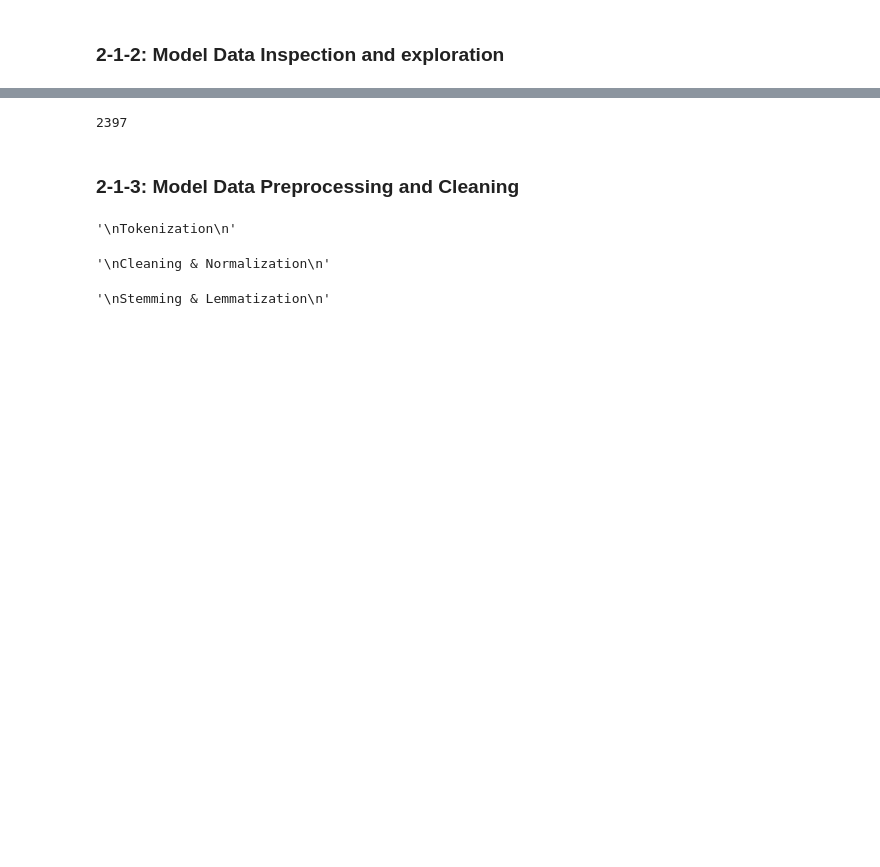
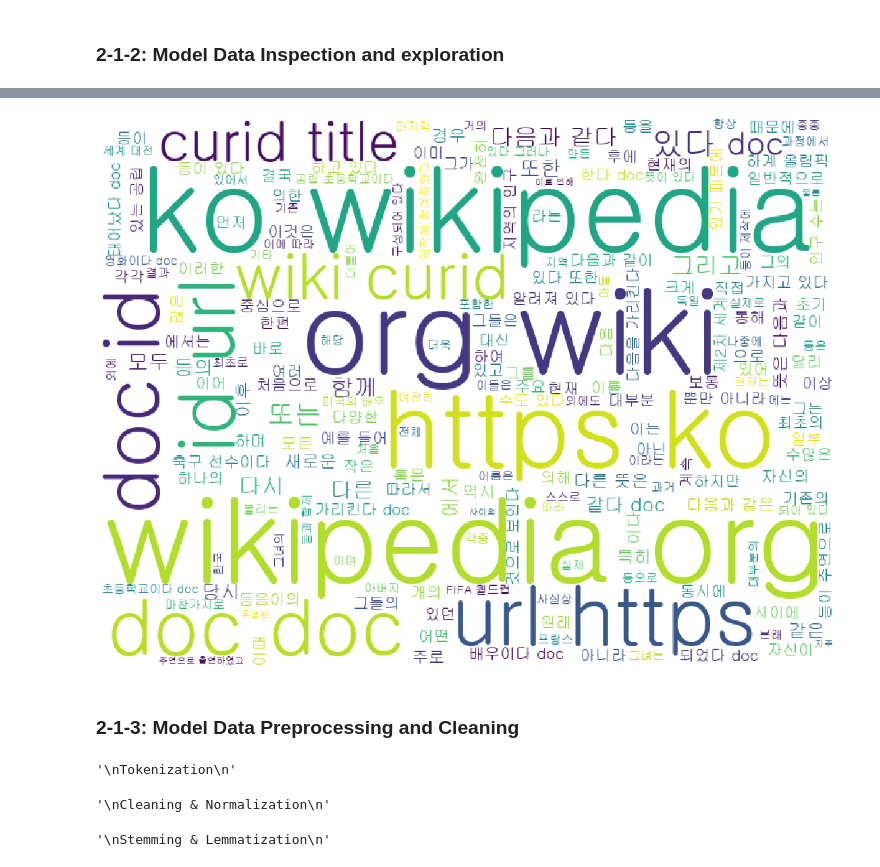
Before and after one commit to Hunyoung-Joung/Analysis-of-South-Korean-Journalism-Framing-on-COVID-19-and-21st-South-Korea-General-Election, a Jupyter notebook: thesis_hunyoung_joung.ipynb, the cells around one changed output, grey strips where cells are left out. Cells and saved outputs as stored; diff of their text form; code cells hidden in the pictures; blank space fills up the shorter version.

```diff
--- a/thesis_hunyoung_joung.ipynb
+++ b/thesis_hunyoung_joung.ipynb
@@ -351,13 +351,13 @@ log.info("Low-level model data file count? {:,.2f}".format(cnt))
 log.info("Low-level model data size? {:,.2f}".format(low_model_data_size)+" MB")
 log.info("Low-level model data word count include space? {:,.2f}".format(words_len+(space_len-1)))
 log.info("Low-level model data word count exclude space? {:,.2f}".format(words_len))
-'''
+
 w_cloud = WordCloud(width=800, height=600, font_path=DEFAULT_FONT, background_color='white').generate(words)
 plt.figure(figsize=(20,15))
 plt.axis('off') # Axis remove
 plt.imshow(w_cloud)
 plt.savefig(fname, dpi=100)
-'''
+
 # Garbage status
-gc.collect()
+log.info("Garbage status? {:,.2f}".format(gc.collect()))
 # %% [output]
@@ -368,4 +369,4 @@ gc.collect()
-2397
+[figure, added]
 # %% [markdown]
 ### 2-1-3: Model Data Preprocessing and Cleaning
 # %%
```
Also changed, not shown: parts of 4 cells of this notebook, 2 other files.
